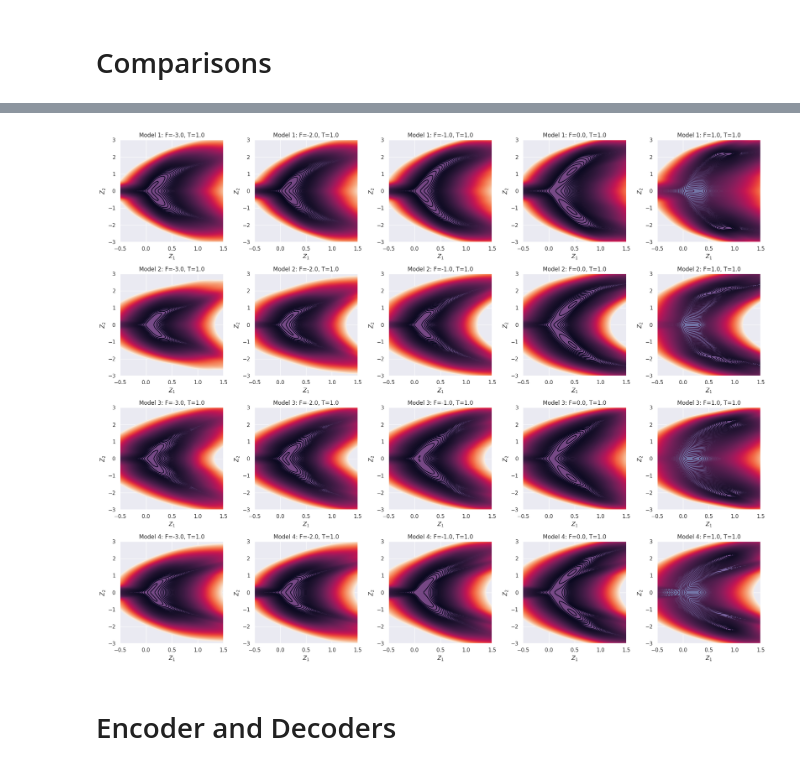
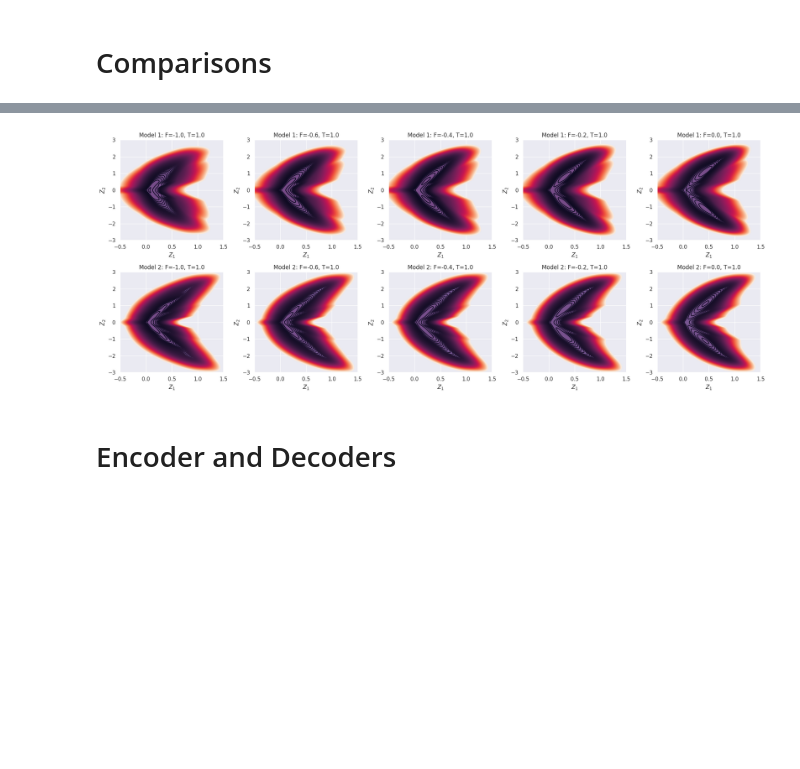
Before and after one commit to beatricesoh/onsagernet-jax, a Jupyter notebook: examples/polymer_dynamics_wi/potential_visualisation.ipynb, the cells around one changed output, grey strips where cells are left out. Drawn from its saved outputs; the diff is of its cells as text; code cells hidden in the pictures; blank space fills up the shorter version.

```diff
--- a/examples/polymer_dynamics_wi/potential_visualisation.ipynb
+++ b/examples/polymer_dynamics_wi/potential_visualisation.ipynb
@@ -57,6 +57,8 @@ path = "outputs/2025_09_24-21_15_29" # New everything, norm constrained on M and
 # path = "outputs/2025_09_29-21_24_04"
 # path = "outputs/2025_09_29-21_24_33"
 
+path = "outputs/2025_10_07-16_22_03"  # W, M norm constrained, larger regularisation (H1 on V)
+path = "outputs/2025_10_07-16_22_52"
 
 
 
@@ -175,14 +198,15 @@ sns.scatterplot(x=argss[:, 1], y=Ws_norms) --> -->
 # %%
 # Load multiple models for comparison
 output_paths = [
-    "outputs/2025_09_29-20_28_45",  # new regularisation loss (no alignment)
-    "outputs/2025_09_29-20_28_54",
-    "outputs/2025_10_01-09_46_17",
-    "outputs/2025_10_01-10_51_06",
+    # "outputs/2025_09_29-20_28_45",  # new regularisation loss (no alignment)
+    # "outputs/2025_09_29-20_28_54",
+    # "outputs/2025_10_01-09_46_17",
+    # "outputs/2025_10_01-10_51_06",
     # "outputs/2025_09_29-21_21_22",  # new regularisation loss with alignment
     # "outputs/2025_09_29-21_24_04",
     # "outputs/2025_09_29-21_24_33",
-
+    "outputs/2025_10_07-16_22_03",  # W, M norm constrained, larger regularisation (H1 on V)
+    "outputs/2025_10_07-16_22_52",
 ]
 
 models = []
@@ -272,11 +288,13 @@ Key: model.seed
 # %%
-# num_levels = 16
-# level_start = 0
-# level_end = 5.0
-# custom_levels = jnp.linspace(level_start, level_end, num_levels)
+num_grid = 100
+num_levels = 256
+level_start = 0
+level_end = 30.0
+custom_levels = jnp.linspace(level_start, level_end, num_levels)
 # %%
 T_fixed = 1.0
-F_values_contour = [-3.0, -2, -1, 0., 1.0]  # Select key F values
+# F_values_contour = [-3.0, -2, -1, 0., 1.0]  # Select key F values
+F_values_contour = [-1.0, -0.6, -0.4, -0.2, 0.0]  # Select key F values
 # F_values_contour = [0.0, 2.0, 5.0, 8.0, 10.0]  # Select key F values
 
 # Create subplots: rows for models, columns for F values
@@ -289,34 +307,34 @@ for i, model in enumerate(models):
         def V_model(z1, z2, z3, T, F):
             args = jnp.array([T, F])
             coords = jnp.array([z1, z2, z3])
             return model.potential(coords, args)
 
         @jax.jit
         def V_12_model(z1, z2, T, F):
             z3_test_range = jnp.linspace(z3_min, z3_max, num_samples_aux_dimension)
             return jnp.min(jax.vmap(V_model, (None, None, 0, None, None))(z1, z2, z3_test_range, T, F))
 
         # Get the Z1, Z2 meshgrid and V12_grid values
         z1_range = jnp.linspace(z1_min, z1_max, num_grid)
         z2_range = jnp.linspace(z2_min, z2_max, num_grid)
         Z1, Z2 = jnp.meshgrid(z1_range, z2_range)
         V12_grid = jax.vmap(V_12_model, in_axes=(0, 0, None, None))(Z1.ravel(), Z2.ravel(), T_fixed, F).reshape(Z1.shape)
 
         # Create contour plot
         ax = axes[i, j] if len(models) > 1 else axes[j]
         contour = ax.contour(Z1, Z2, V12_grid, levels=custom_levels)
         contourf = ax.contourf(Z1, Z2, V12_grid, levels=custom_levels, cmap='viridis', alpha=0.7)
 
         # Add labels and title
         ax.set_xlabel(r'$Z_1$')
         ax.set_ylabel(r'$Z_2$')
         ax.set_title(f'Model {i+1}: F={F:.1f}, T={T_fixed:.1f}')
 
 
 plt.tight_layout()
 plt.show()
 # %% [output]
-[figure, old version]
+[figure, new version]
 # %% [markdown]
 # Encoder and Decoders
 # %%
```
Also changed, not shown: parts of 2 cells of this notebook, 3 other files.
